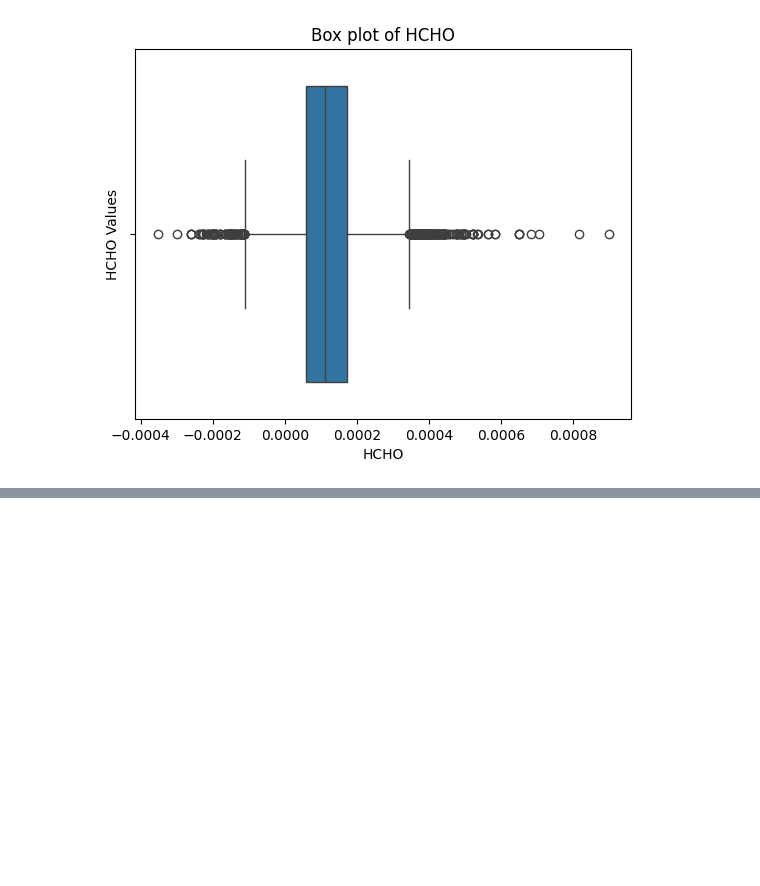
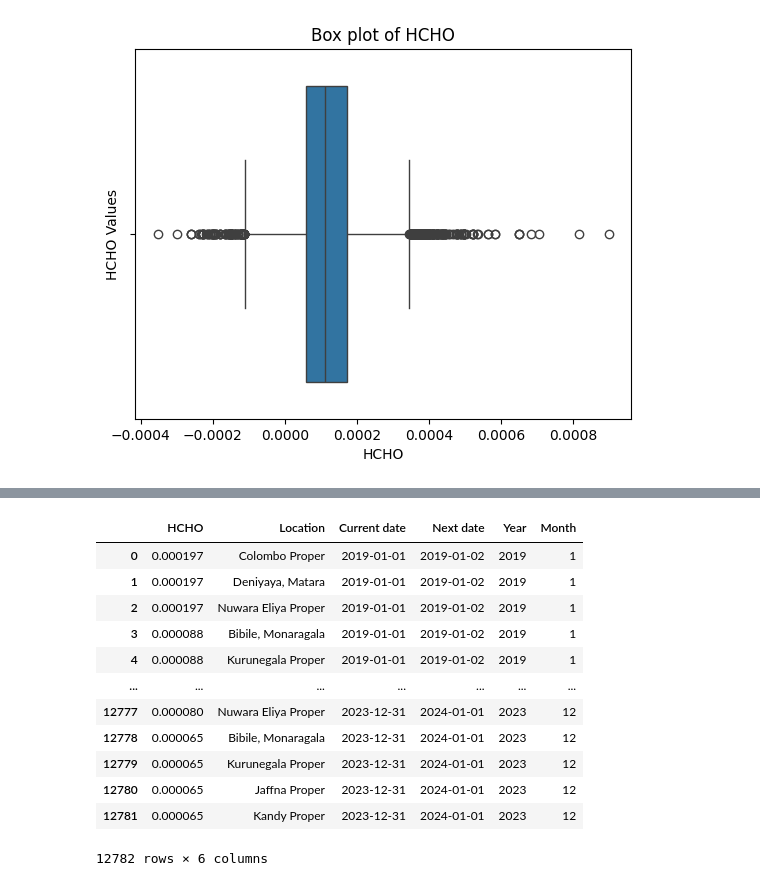
Before and after one commit to HJayashan/HCHO-Prediction, a Jupyter notebook: Data-preprocessing.ipynb, the cells around one changed output, grey strips where cells are left out. Saved outputs shown, nothing was run; the diff lists cells and outputs as text; code cells hidden in the pictures; blank space fills up the shorter version.

```diff
--- a/Data-preprocessing.ipynb
+++ b/Data-preprocessing.ipynb
@@ -400,0 +615,16 @@ plt.show()
+# %%
+pandas_df
+# %% [output]
+|  | HCHO | Location | Current date | Next date | Year | Month |
+| 0 | 0.000197 | Colombo Proper | 2019-01-01 | 2019-01-02 | 2019 | 1 |
+| 1 | 0.000197 | Deniyaya, Matara | 2019-01-01 | 2019-01-02 | 2019 | 1 |
+| 2 | 0.000197 | Nuwara Eliya Proper | 2019-01-01 | 2019-01-02 | 2019 | 1 |
+| 3 | 0.000088 | Bibile, Monaragala | 2019-01-01 | 2019-01-02 | 2019 | 1 |
+| 4 | 0.000088 | Kurunegala Proper | 2019-01-01 | 2019-01-02 | 2019 | 1 |
+| ... | ... | ... | ... | ... | ... | ... |
+| 12777 | 0.000080 | Nuwara Eliya Proper | 2023-12-31 | 2024-01-01 | 2023 | 12 |
+| 12778 | 0.000065 | Bibile, Monaragala | 2023-12-31 | 2024-01-01 | 2023 | 12 |
+| 12779 | 0.000065 | Kurunegala Proper | 2023-12-31 | 2024-01-01 | 2023 | 12 |
+| 12780 | 0.000065 | Jaffna Proper | 2023-12-31 | 2024-01-01 | 2023 | 12 |
+| 12781 | 0.000065 | Kandy Proper | 2023-12-31 | 2024-01-01 | 2023 | 12 |
+12782 rows × 6 columns
```
Also changed, not shown: parts of 24 cells of this notebook, 1 other file.
